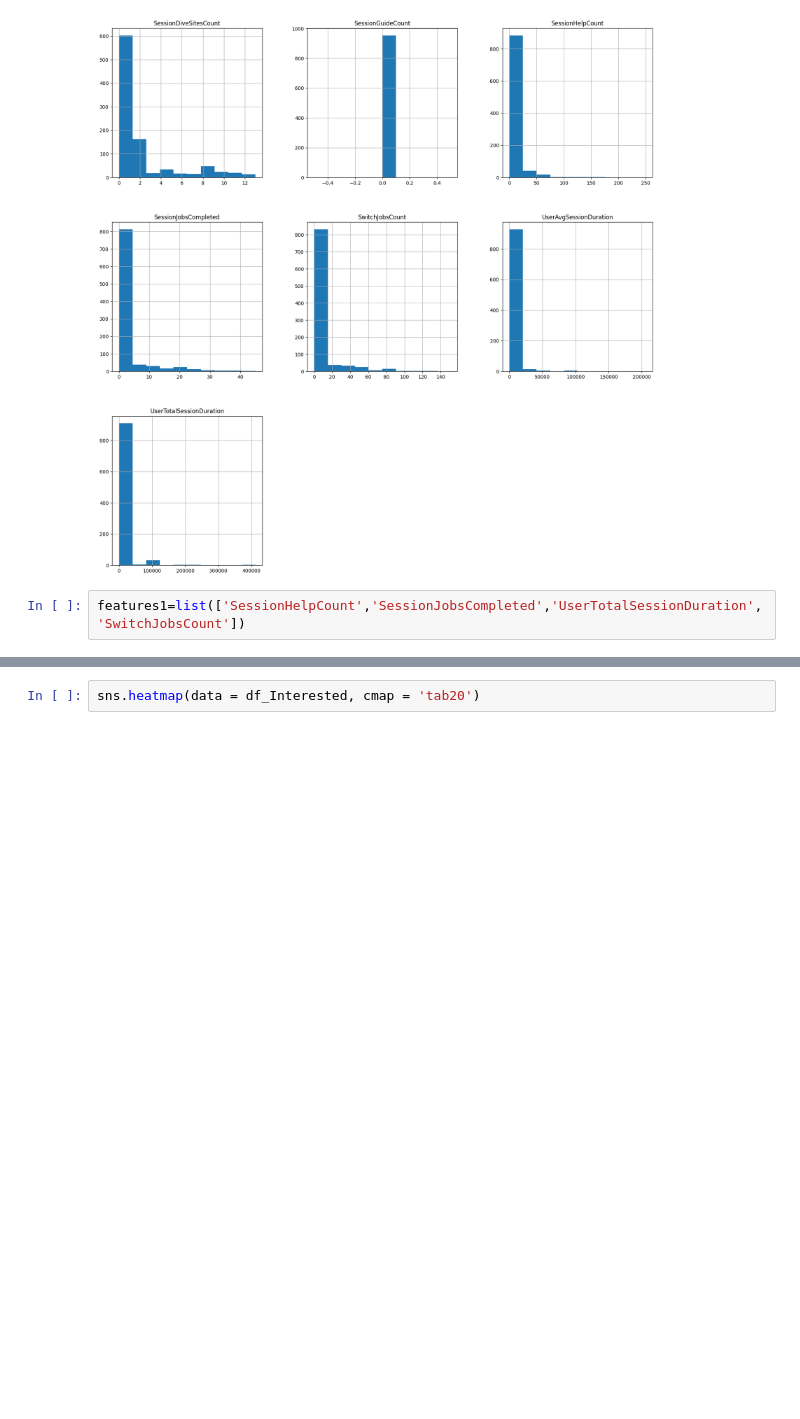
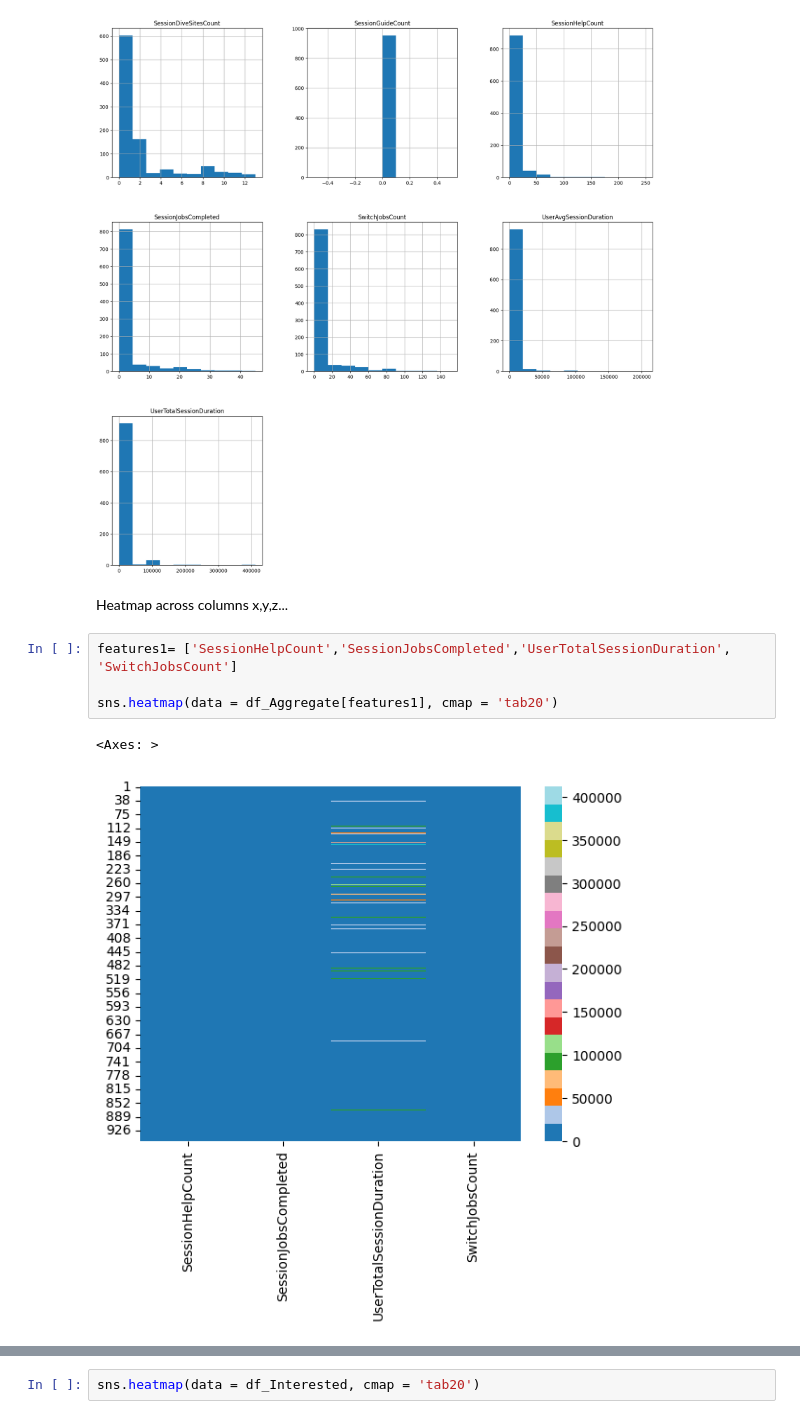
Before and after one commit to opengamedata/opengamedata-samples, a Jupyter notebook: AQUALAB/templates/Aqualab_template_players.ipynb, the cells around one changed output, grey strips where cells are left out. Drawn from its saved outputs; the diff is of its cells as text; blank space fills up the shorter version.

```diff
--- a/AQUALAB/templates/Aqualab_template_players.ipynb
+++ b/AQUALAB/templates/Aqualab_template_players.ipynb
@@ -402,5 +434,12 @@ array([[<Axes: title={'center': 'SessionDiveSitesCount'}>,
        [<Axes: title={'center': 'UserTotalSessionDuration'}>, <Axes: >,
         <Axes: >]], dtype=object)
 [figure]
+# %% [markdown]
+Heatmap across columns x,y,z...
 # %%
-features1=list(['SessionHelpCount','SessionJobsCompleted','UserTotalSessionDuration', 'SwitchJobsCount'])
+features1= ['SessionHelpCount','SessionJobsCompleted','UserTotalSessionDuration', 'SwitchJobsCount']
+
+sns.heatmap(data = df_Aggregate[features1], cmap = 'tab20')
+# %% [output]
+<Axes: >
+[figure, added]
```
Also changed, not shown: parts of 17 cells of this notebook.
